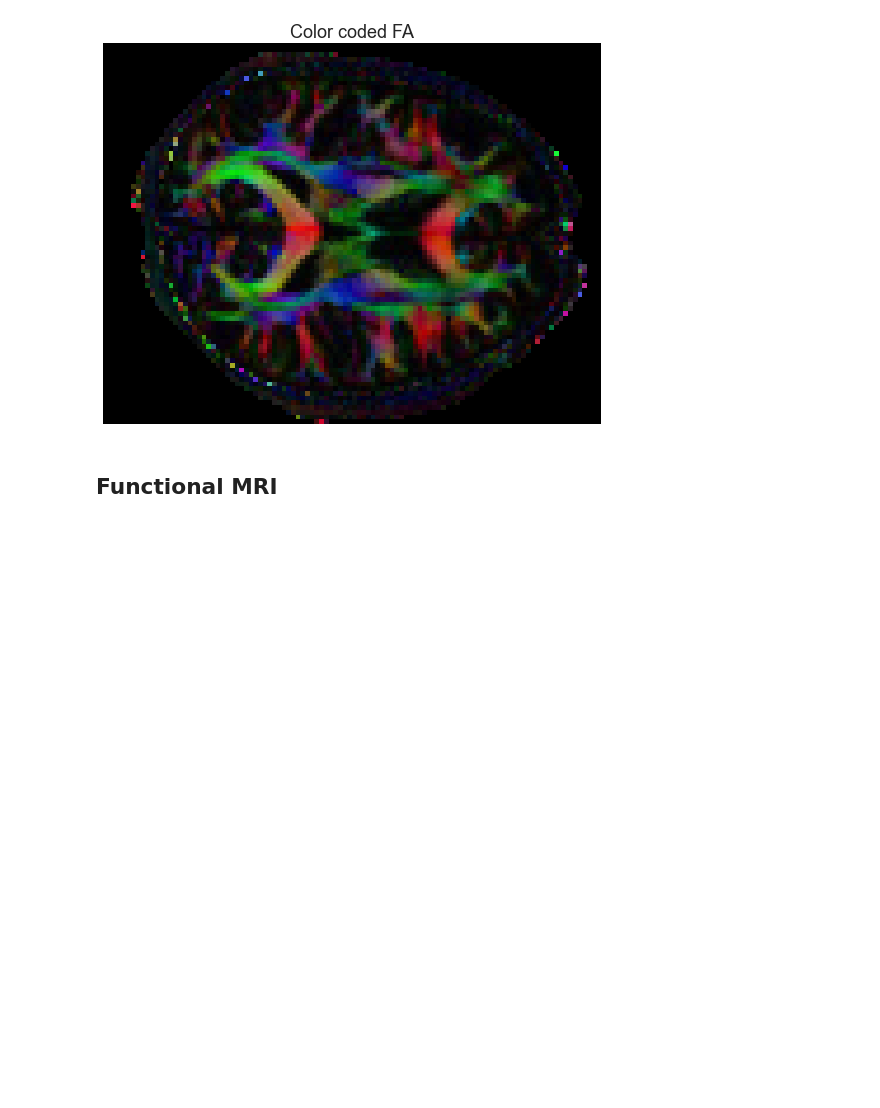
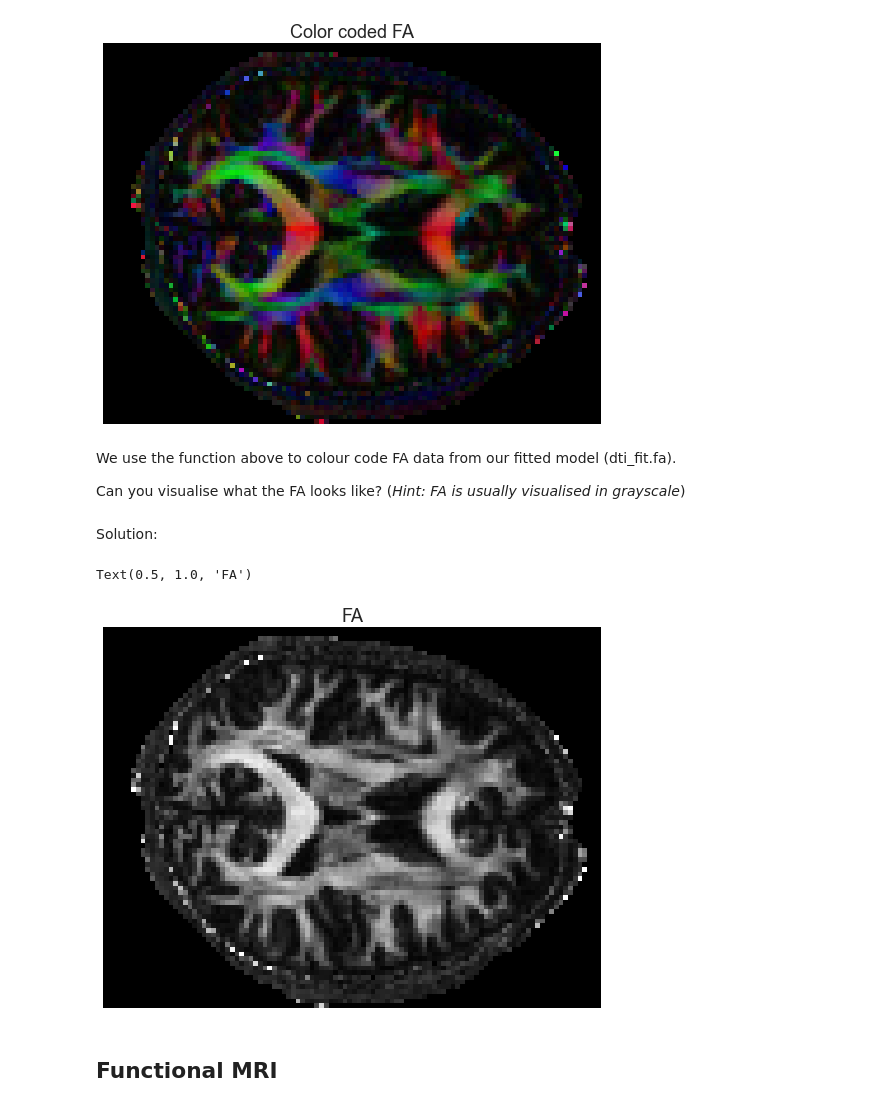
Before and after one commit to HealthBioscienceIDEAS/SDC-BIDS-IntroMRI, a Jupyter notebook: code/04-mri-modalities.ipynb, the cells around one changed output. Cells and saved outputs as stored; diff of their text form; code cells hidden in the pictures; blank space fills up the shorter version.

```diff
--- a/code/04-mri-modalities.ipynb
+++ b/code/04-mri-modalities.ipynb
@@ -99,15 +32,0 @@ relax_df.head()
-# %%
-# plot these to visualise different relaxation properties for each tissue
-plot_df = relax_df.copy()
-T1_TE = 4
-T2_TE = 2
-
-sns.set(font_scale = 1.5)
-mpl.rcParams['lines.linewidth'] = 2
-palette = sns.color_palette("husl", 4)
-with sns.axes_style("whitegrid"):
-    g = sns.catplot(y='signal',x='time', hue='tissue', col='relaxation', kind='point', data=plot_df, palette=palette, height=6, aspect=1, sharey=False, sharex=False)
-
-    ax1, ax2 = g.axes[0]
-    ax1.axvline(x=T1_TE, label='Echo Time', c='k', linestyle='--')
-    ax2.axvline(x=T2_TE, label='Echo Time', c='k', linestyle='--')
@@ -259,6 +201,20 @@ plt.title("Color coded FA")
 # %% [output]
 Text(0.5, 1.0, 'Color coded FA')
 [figure]
+# %% [markdown]
+We use the function above to colour code FA data from our fitted model (dti_fit.fa).
+
+Can you visualise what the FA looks like? (*Hint: FA is usually visualised in grayscale*)
+# %% [markdown]
+Solution:
+# %%
+plt.figure(figsize=(9, 7))
+plt.subplot(1, 1, 1).set_axis_off()
+plt.imshow(dti_fit.fa[:, :, ax_slice], cmap="gray")
+plt.title("FA")
+# %% [output]
+Text(0.5, 1.0, 'FA')
+[figure, added]
 # %% [markdown]
 ## Functional MRI
 # %% [markdown]
```
Also changed, not shown: parts of 22 cells of this notebook, 1 other file.
